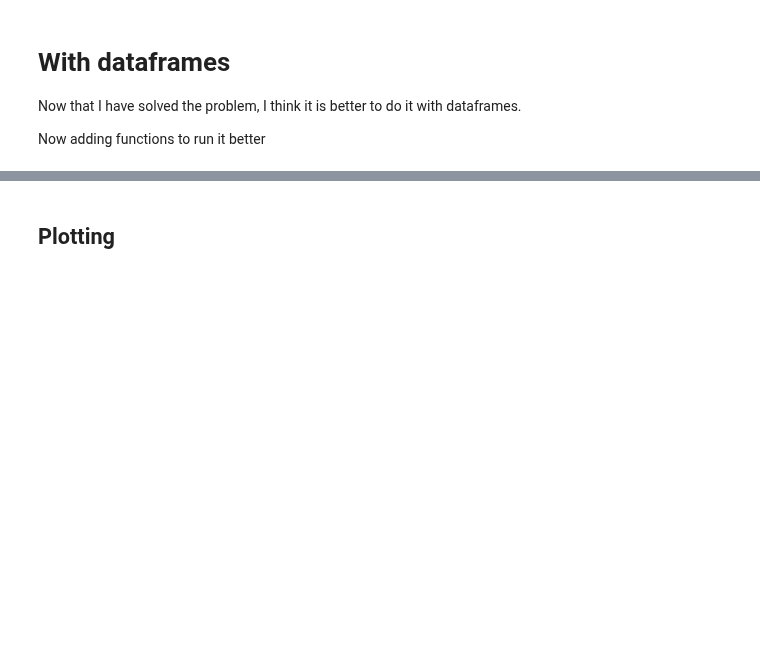
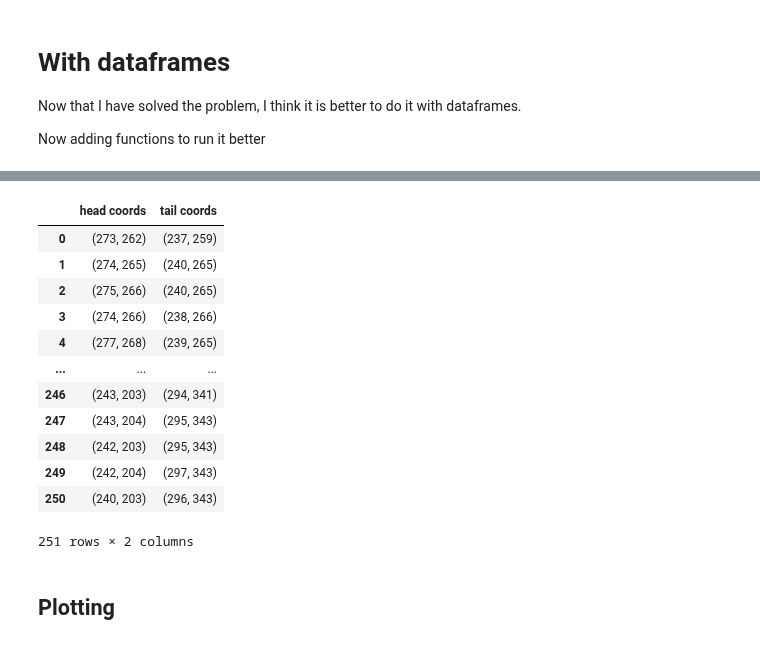
Before and after one commit to leonkontorovich/centerline_behavior_annotation, a Jupyter notebook: centerline/dev/Determine_Head_Tail.ipynb, the cells around one changed output, grey strips where cells are left out. Cells and saved outputs as stored; diff of their text form; code cells hidden in the pictures; blank space fills up the shorter version.

Commit message:
it almost works, but somehow the tuple of the coordinates is a string, need to fix this

```diff
--- a/centerline/dev/Determine_Head_Tail.ipynb
+++ b/centerline/dev/Determine_Head_Tail.ipynb
@@ -316,3 +358,21 @@ IndexError: index 0 is out of bounds for axis 0 with size 0
+# %%
+new_df=pd.read_csv('skeleton_XY_coords.csv')#, header=None)
+# %%
+new_df
+# %% [output]
+|  | head coords | tail coords |
+| 0 | (273, 262) | (237, 259) |
+| 1 | (274, 265) | (240, 265) |
+| 2 | (275, 266) | (240, 265) |
+| 3 | (274, 266) | (238, 266) |
+| 4 | (277, 268) | (239, 265) |
+| ... | ... | ... |
+| 246 | (243, 203) | (294, 341) |
+| 247 | (243, 204) | (295, 343) |
+| 248 | (242, 203) | (295, 343) |
+| 249 | (242, 204) | (297, 343) |
+| 250 | (240, 203) | (296, 343) |
+251 rows × 2 columns
 # %% [markdown]
 ## Plotting
 # %%
```
Also changed, not shown: parts of 10 cells of this notebook, 1 other file.
